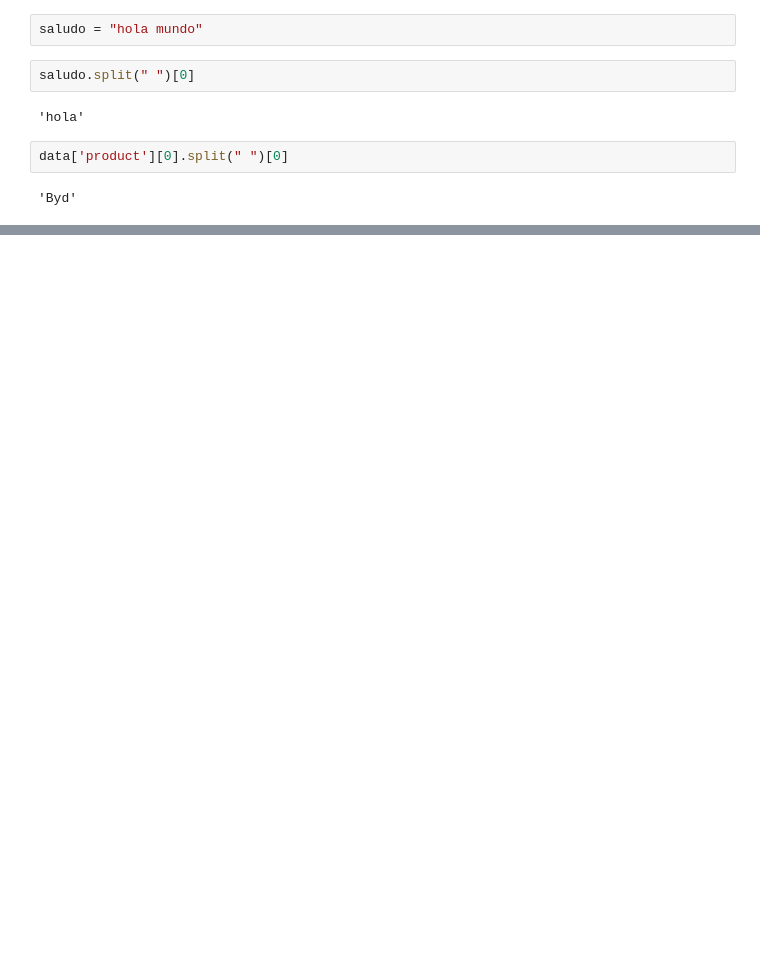
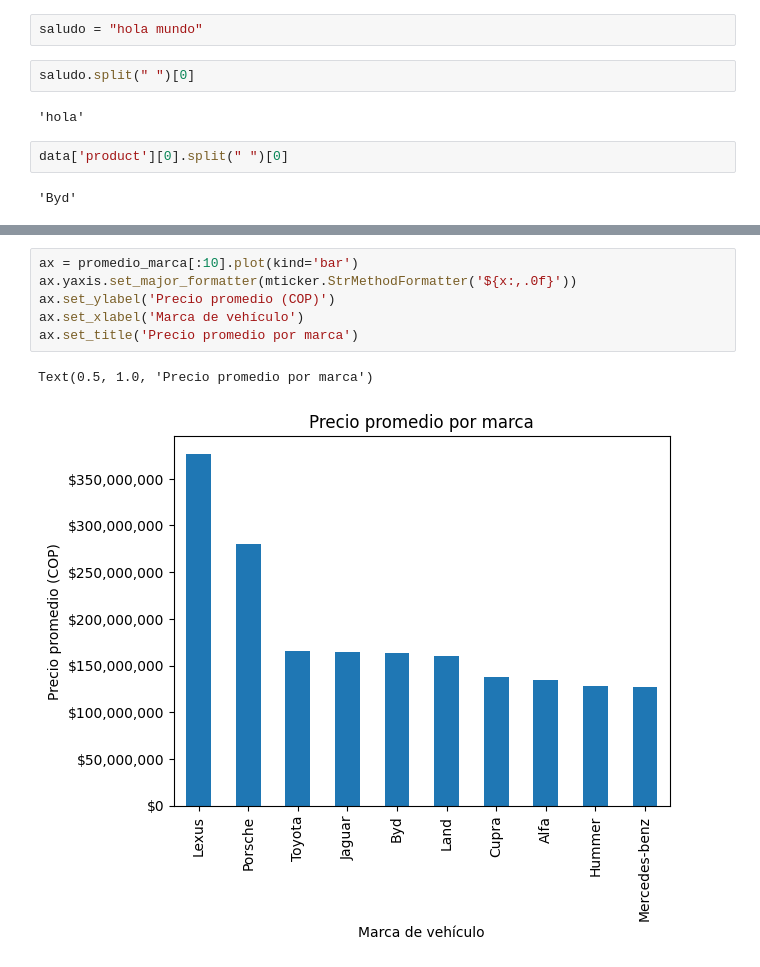
Before and after one commit to Wilmar3752/python_basic_ds_course, a Jupyter notebook: notebooks/2.eda.ipynb, the cells around one changed output, grey strips where cells are left out. Saved outputs shown, nothing was run; the diff lists cells and outputs as text; blank space fills up the shorter version.

```diff
--- a/notebooks/2.eda.ipynb
+++ b/notebooks/2.eda.ipynb
@@ -155,0 +224,9 @@ data['product'][0].split(" ")[0]
+# %%
+ax = promedio_marca[:10].plot(kind='bar')
+ax.yaxis.set_major_formatter(mticker.StrMethodFormatter('${x:,.0f}'))
+ax.set_ylabel('Precio promedio (COP)')
+ax.set_xlabel('Marca de vehículo')
+ax.set_title('Precio promedio por marca')
+# %% [output]
+Text(0.5, 1.0, 'Precio promedio por marca')
+[figure, added]
```
Also changed, not shown: parts of 28 cells of this notebook, 7 other files.
